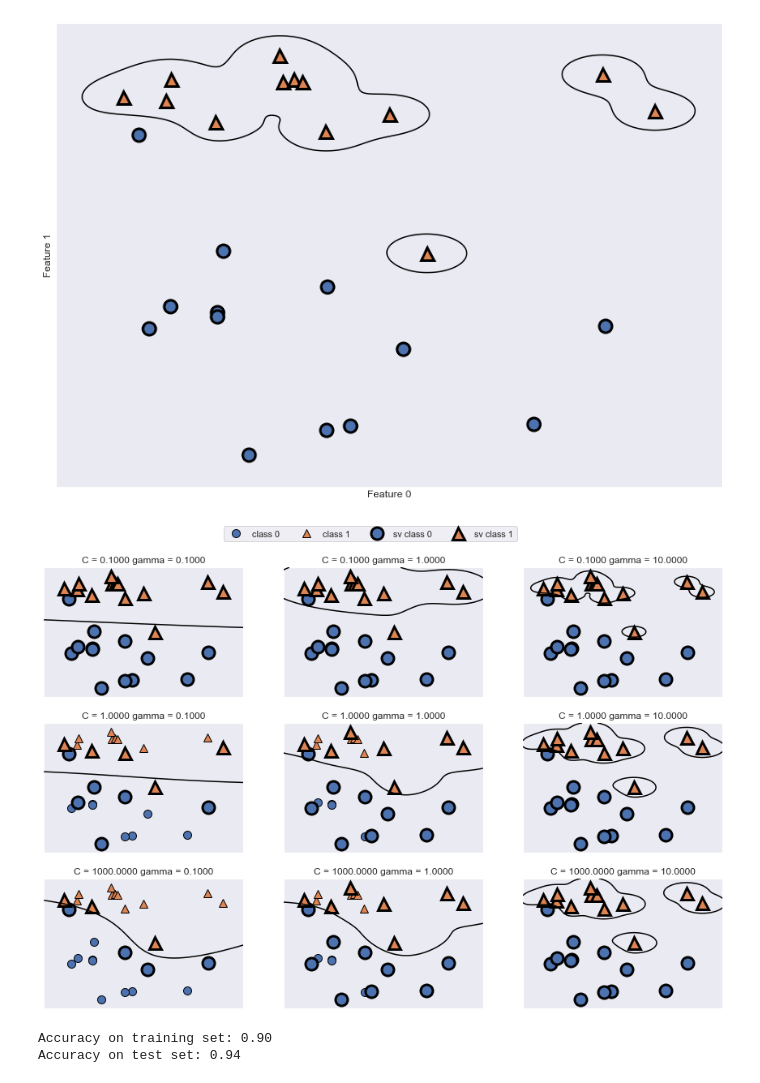
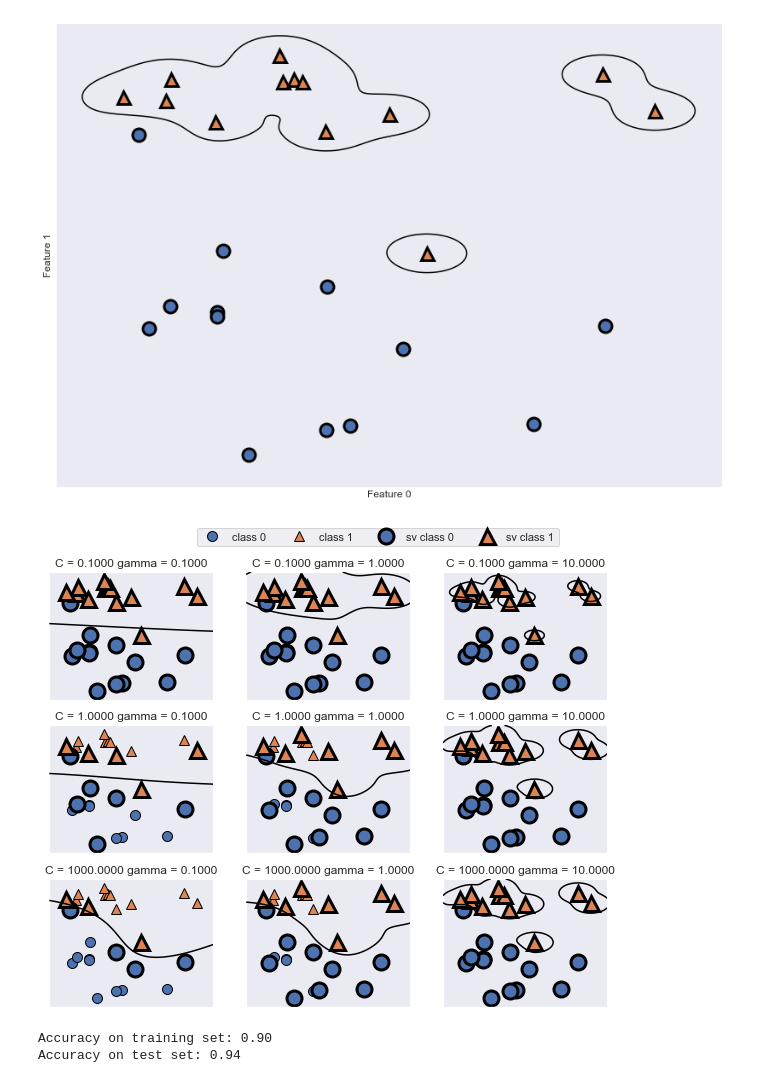
Before and after one commit to Rasel-25/Book-s-Code, a Jupyter notebook: Introduction to Machine Learning with Python/CHAPTER 2 ( Supervised Learning ).ipynb, the cells around one changed output. Cells and saved outputs as stored; diff of their text form; code cells hidden in the pictures.

```diff
--- a/Introduction to Machine Learning with Python/CHAPTER 2 ( Supervised Learning ).ipynb
+++ b/Introduction to Machine Learning with Python/CHAPTER 2 ( Supervised Learning ).ipynb
@@ -1145,14 +1145,13 @@ plt.ylabel("Feature 1")
 Text(0, 0.5, 'Feature 1')
 [figure]
 # %%
-fig, axes = plt.subplots(3, 3, figsize=(15, 10))
+fig, axes = plt.subplots(3, 3, figsize=(10, 8))
 for ax, C in zip(axes, [-1, 0, 3]):
     for a, gamma in zip(ax, range(-1, 2)):
         mglearn.plots.plot_svm(log_C=C, log_gamma=gamma, ax=a)
-        axes[0, 0].legend(["class 0", "class 1", "sv class 0", "sv class 1"],
-        ncol=4, loc=(.9, 1.2))
+        axes[0, 0].legend(["class 0", "class 1", "sv class 0", "sv class 1"],ncol=4, loc=(.9, 1.2))
 # %% [output]
-[figure, old version]
+[figure, new version]
 # %%
 X_train, X_test, y_train, y_test = train_test_split(cancer.data, cancer.target, random_state=0)
 svc = SVC()
```
